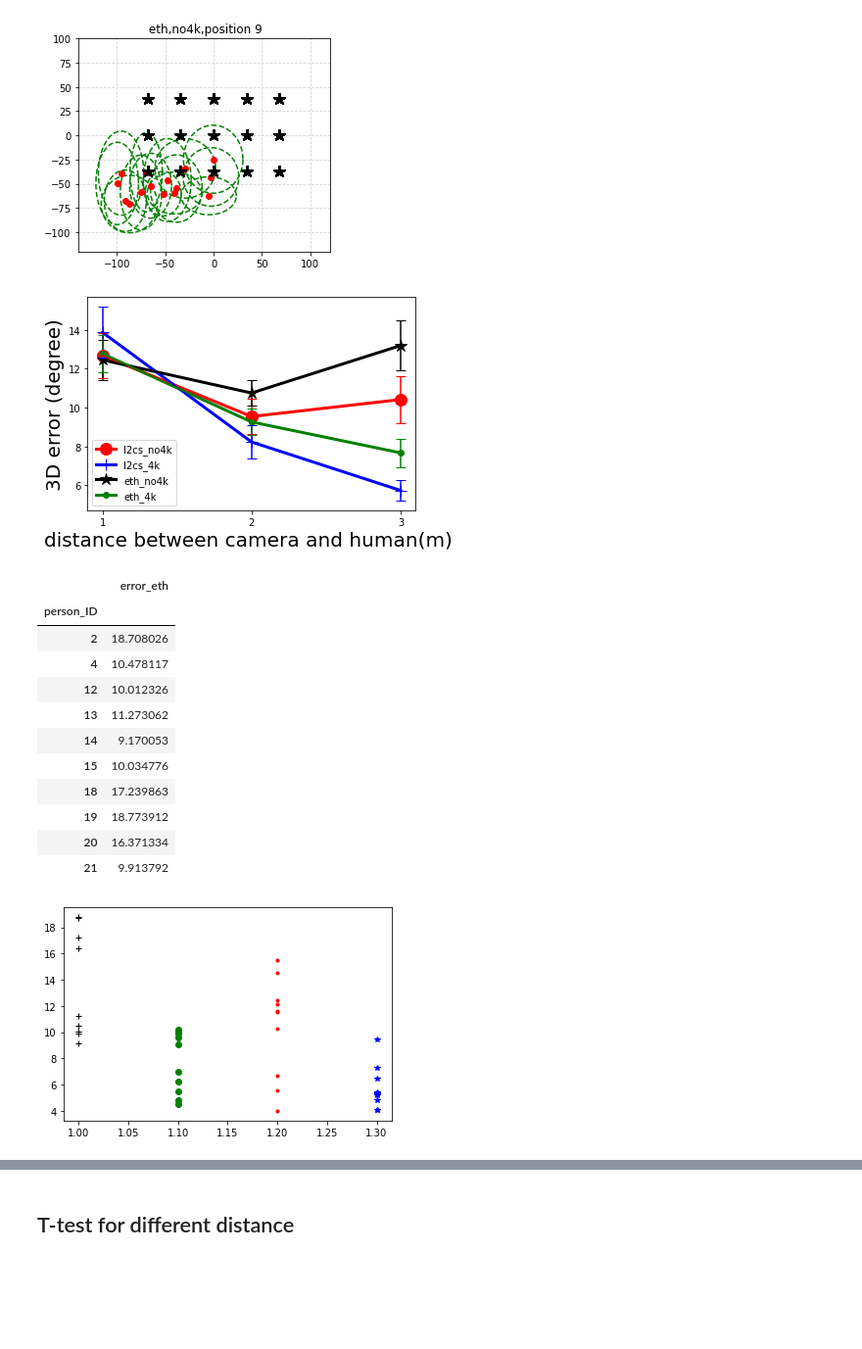
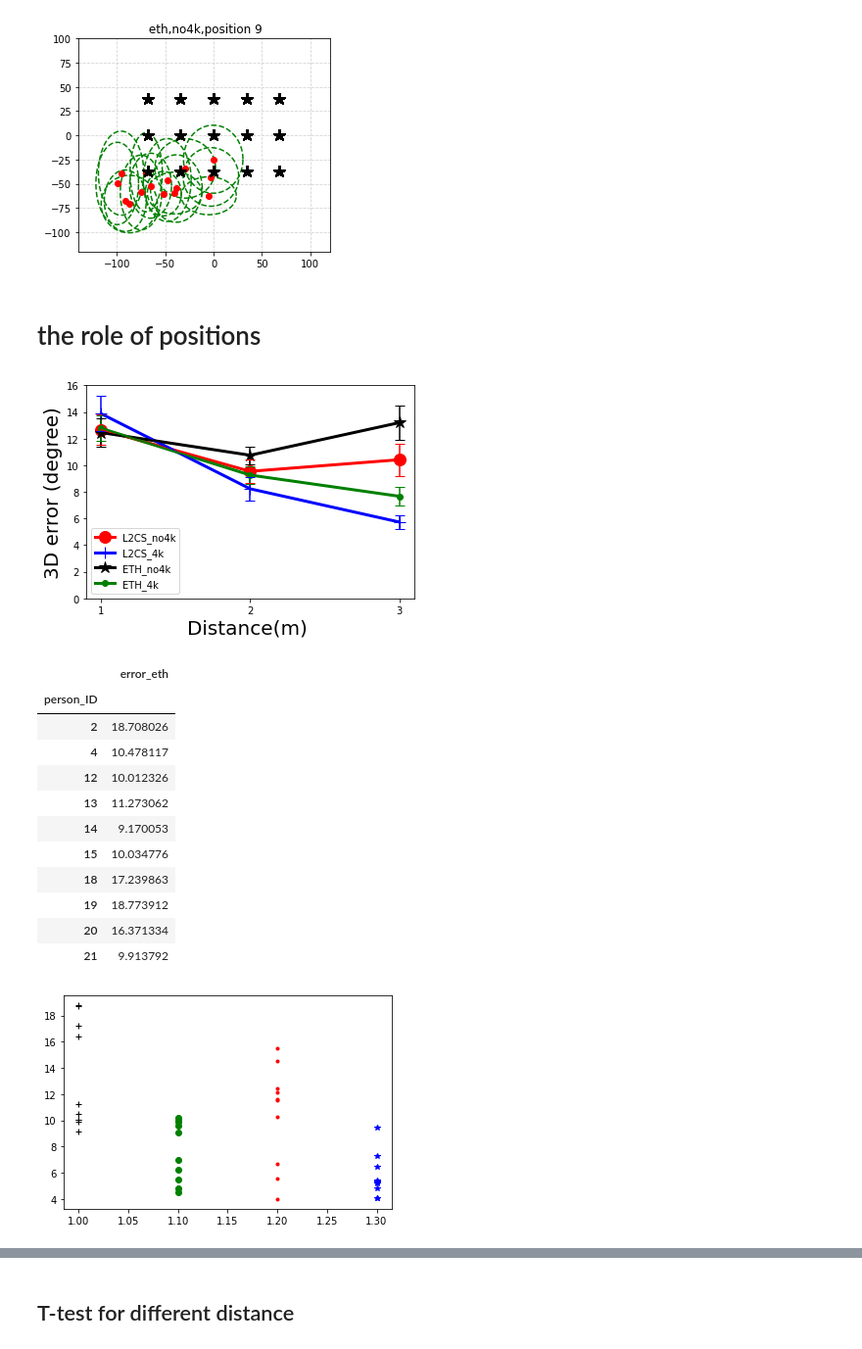
Before and after one commit to LinReseach/calibration-experiment, a Jupyter notebook: Analysis/analyze.ipynb, the cells around one changed output, grey strips where cells are left out. Shown at 98% size. Cells and saved outputs as stored; diff of their text form; code cells hidden in the pictures; blank space fills up the shorter version.

```diff
--- a/Analysis/analyze.ipynb
+++ b/Analysis/analyze.ipynb
@@ -46,0 +3,7 @@ df.loc[(df['person_ID']==9)&(df['4k']==False)]
+# %%
+print((9.09+10.75+9.79+12.02)/4)
+(4.7+4.3+4.5+5.4)/4
+c=10.4125
+p=0.1855
+x=c*p
+x
@@ -89,6 +98,13 @@ df['yaw_error_l2cs']=df['yaw']-df['yaw_l2cs']
 df['pitch_error_l2cs']=df['pitch']-df['pitch_l2cs']
 df['yaw_error_eth']=df['yaw']-df['yaw_eth']
 df['pitch_error_eth']=df['pitch']-df['pitch_eth']
+
+df['yaw_error_l2cs']=abs(df['yaw']-df['yaw_l2cs'])
+df['pitch_error_l2cs']=abs(df['pitch']-df['pitch_l2cs'])
+df['yaw_error_eth']=abs(df['yaw']-df['yaw_eth'])
+df['pitch_error_eth']=abs(df['pitch']-df['pitch_eth'])
+
+
 
 #dft=df[(df['person_ID']!=21)&(df['4k']==False)]
 plt.plot(df[df['pos_number'].isin([1,2,3,4,5,6,7,8,9])]['yaw_error_eth'],'g.')
@@ -342,7 +500,7 @@ plt.plot(error3,'b.')
 import os
 import re
 import pandas as pd
-filename='/Users/chenglinlin/ownCloud/BETA_AI_Gaze_Estimation_in_Human-Robot_Interaction (Projectfolder)/analized_data/analysis_dataset.csv'
+filename='/Users/chenglinlin/ownCloud/BETA_AI_Gaze_Estimation_in_Human-Robot_Interaction (Projectfolder)/analized_data/analysis_dataset_neweth.csv'
 df=pd.read_csv(filename)
 #df=df.drop(columns=['Unnamed: 0','3D_gaze','3D_l2cs','3D_eth','error_l2cs','error_eth','virtual_l2cs','virtual_eth'])
 df=df[(df['4k']==False)&(df['corrResp']==True)&(df['error_eth']<30)&(df['error_l2cs']<30)]
@@ -652,7 +843,7 @@ import re
 import pandas as pd
 filename='/Users/chenglinlin/ownCloud/BETA_AI_Gaze_Estimation_in_Human-Robot_Interaction (Projectfolder)/analized_data/analysis_dataset_neweth.csv'
 df=pd.read_csv(filename)
-df=df[(df['4k']==False)&(df['person_ID']!=22)&(df['corrResp']==True)&(df['error_eth']<30)&(df['error_l2cs']<30)]
+df=df[(df['person_ID']!=22)&(df['corrResp']==True)&(df['error_eth']<30)&(df['error_l2cs']<30)]
 # %%
 x=df['Dot_xy'].str.split(',').iloc[0]
 float(x[1].replace(']', ''))
@@ -1781,7 +2120,20 @@ for p in range(9):
 [figure]
 [figure]
 [figure]
+# %% [markdown]
+# the role of positions
 # %%
+import os
+import re
+import pandas as pd
+filename='/Users/chenglinlin/ownCloud/BETA_AI_Gaze_Estimation_in_Human-Robot_Interaction (Projectfolder)/analized_data/analysis_dataset_neweth.csv'
+df=pd.read_csv(filename)
+df=df[(df['corrResp']==True)&(df['error_eth']<30)&(df['error_l2cs']<30)]
+#df=df[(df['corrResp']==True)&(df['error_eth']<30)&(df['error_l2cs']<30)&(df['Dot_xy']!='[0.0,-504.0]')]
+df=df[df['person_ID'].isin(['2','4','12','13','14','15','18','19','20','21'])]
+
+
+
 
 import numpy as np
 from matplotlib import pyplot as plt
@@ -1825,13 +2177,13 @@ for p in [1,4,7]:
 
 px=[1,2,3]
 
-plt.plot(px,np.array(m_l2cs_no4k)[[0,2,4]],'ro-',linewidth=3, markersize=12,label = 'l2cs_no4k')
+plt.plot(px,np.array(m_l2cs_no4k)[[0,2,4]],'ro-',linewidth=3, markersize=12,label = 'L2CS_no4k')
 
-plt.plot(px,np.array(m_l2cs_4k)[[0,2,4]],'b+-',linewidth=3, markersize=12,label = 'l2cs_4k')
+plt.plot(px,np.array(m_l2cs_4k)[[0,2,4]],'b+-',linewidth=3, markersize=12,label = 'L2CS_4k')
 
-plt.plot(px,np.array(m_eth_no4k)[[0,2,4]],'k*-',linewidth=3, markersize=12,label = 'eth_no4k')
+plt.plot(px,np.array(m_eth_no4k)[[0,2,4]],'k*-',linewidth=3, markersize=12,label = 'ETH_no4k')
 
-plt.plot(px,np.array(m_eth_4k)[[0,2,4]],'g.-',linewidth=3, markersize=12,label = 'eth_4k')
+plt.plot(px,np.array(m_eth_4k)[[0,2,4]],'g.-',linewidth=3, markersize=12,label = 'ETH_4k')
 plt.xticks(px)
 
 
@@ -1845,36 +2197,36 @@ plt.errorbar(px,np.array(m_eth_4k)[[0,2,4]],yerr = np.array(m_eth_4k)[[1,3,5]],f
 # pxx=[2,3]
 # plt.errorbar(pxx,np.array(m_l2cs_no4k)[[2,4]],yerr = np.array(m_l2cs_no4k)[[3,5]],fmt ='r',capsize=5,lolims=True)
 
 # plt.errorbar(pxx,np.array(m_l2cs_4k)[[2,4]],yerr = np.array(m_l2cs_4k)[[3,5]],fmt ='b',capsize=5,uplims=True)
 
 # plt.errorbar(pxx,np.array(m_eth_no4k)[[2,4]],yerr = np.array(m_eth_no4k)[[3,5]],fmt ='k',capsize=5,lolims=True)
 
 # plt.errorbar(pxx,np.array(m_eth_4k)[[2,4]],yerr = np.array(m_eth_4k)[[3,5]],fmt ='g',capsize=5,uplims=True)
 
 # plt.errorbar(1,np.array(m_l2cs_no4k)[[0]],yerr = np.array(m_l2cs_no4k)[[1]],fmt ='r',capsize=5,uplims=True)
 # plt.errorbar(1,np.array(m_l2cs_4k)[[0]],yerr = np.array(m_l2cs_4k)[[1]],fmt ='b',capsize=5,lolims=True)
 # plt.errorbar(1,np.array(m_eth_no4k)[[0]],yerr = np.array(m_eth_no4k)[[1]],fmt ='k',capsize=5,uplims=True)
 # plt.errorbar(1,np.array(m_eth_4k)[[0]],yerr = np.array(m_eth_4k)[[1]],fmt ='g',capsize=5,lolims=True)
 
-plt.xlabel("distance between camera and human(m) ",fontsize=20)
+plt.xlabel("Distance(m) ",fontsize=20)
 plt.ylabel("3D error (degree)",fontsize=20)
 #plt.title("gaze3d mean error of participants \n at 9 positions ",fontsize=20)
 plt.legend()
-
+plt.ylim((0, 16))
 plt.show()
 
 plt.plot([1]*10,t1,'k+')
 plt.plot([1.1]*10,t2,'go')
 plt.plot([1.2]*10,t3,'r.')
 plt.plot([1.3]*10,t4,'b*')
 
 # t4
 
 
 # np.array(m_eth_no4k)[[1,2,4]]
 t1
 # %% [output]
-[figure, old version]
+[figure, new version]
 |  | error_eth |
 | person_ID |  |
 | 2 | 18.708026 |
```
Also changed, not shown: parts of 33 cells of this notebook.
